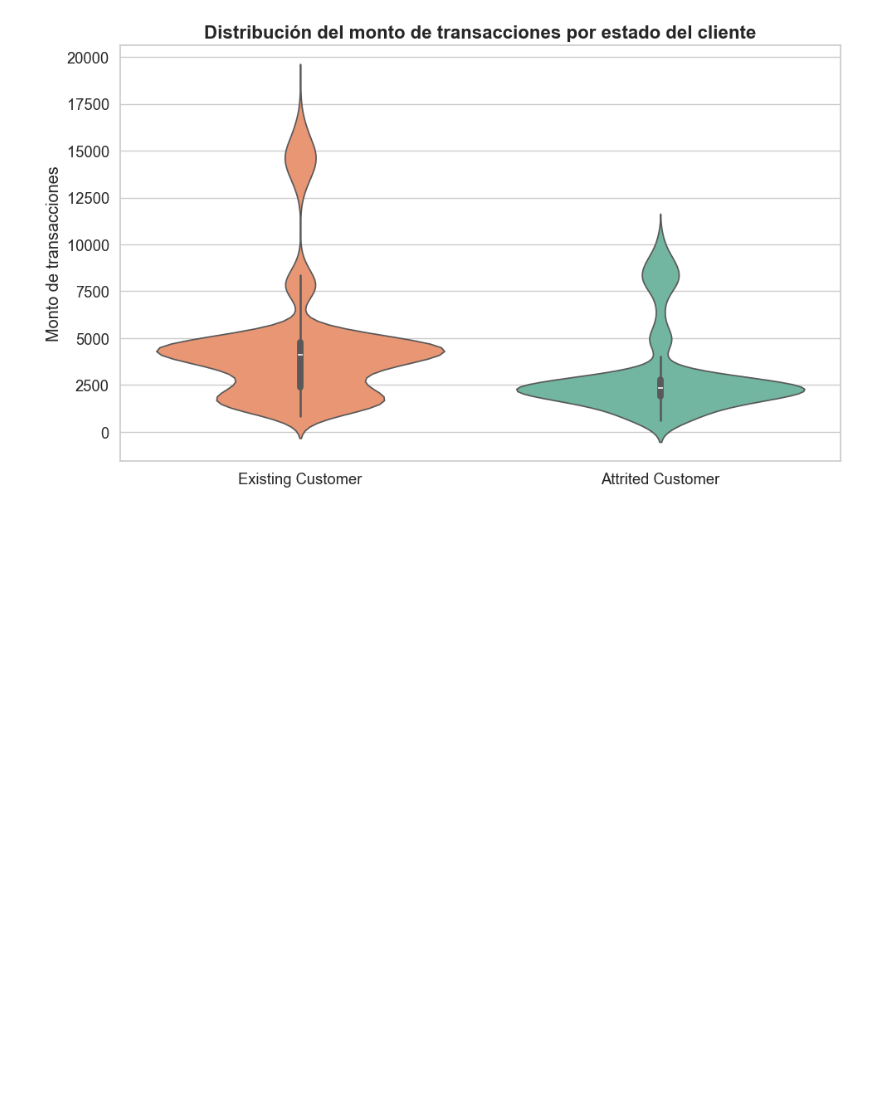
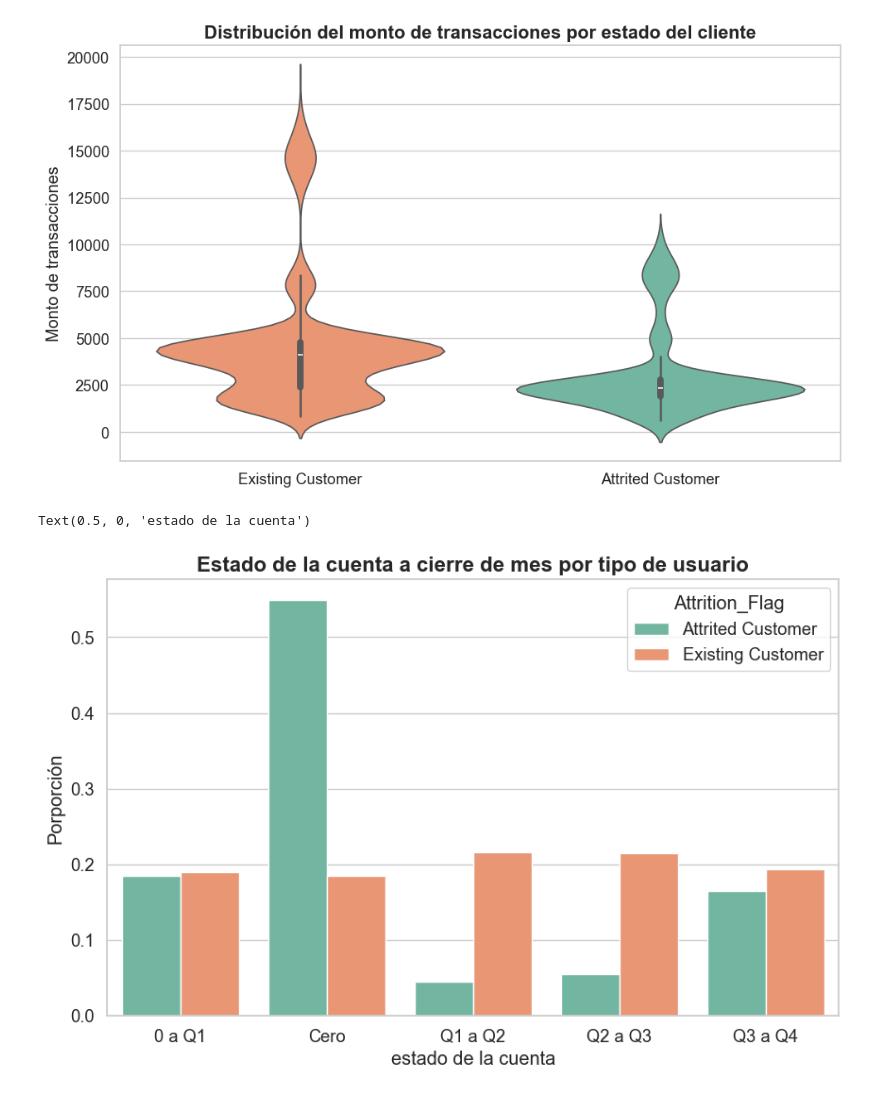
Before and after one commit to Daniel02-cmd/BankChurn, a Jupyter notebook: viual.ipynb, the cells around one changed output. Cells and saved outputs as stored; diff of their text form; code cells hidden in the pictures; blank space fills up the shorter version.

Commit message:
grafico de balance de cuenta para tipo de usuario

```diff
--- a/viual.ipynb
+++ b/viual.ipynb
@@ -159,3 +160,56 @@ Passing `palette` without assigning `hue` is deprecated and will be removed in v
 
   sns.violinplot(
 [figure]
+# %%
+# Estilo general
+sns.set(style='whitegrid', font_scale=1.2)
+
+def split_num_to_cat(df, valor):
+    # Calcular los cuartiles (sin contar ceros si prefieres)
+    q1 = df[df[valor] > 0][valor].quantile(0.25)
+    q2 = df[df[valor] > 0][valor].quantile(0.50)
+    q3 = df[df[valor] > 0][valor].quantile(0.75)
+    q4 = df[valor].max()
+
+    # Crear una nueva columna con la clasificación
+    def clasificar(x):
+        if x == 0:
+            return 'Cero'
+        elif x > 0 and x <= q1:
+            return '0 a Q1'
+        elif x > q1 and x <= q2:
+            return 'Q1 a Q2'
+        elif x > q2 and x <= q3:
+            return 'Q2 a Q3'
+        else:
+            return 'Q3 a Q4'
+
+    return df[valor].apply(clasificar)
+
+df['Total_Revolving_Bal_Cat'] = split_num_to_cat(df, 'Total_Revolving_Bal')
+
+df['Total_Revolving_Bal_Cat'].head(10)
+
+
+grouped = df.groupby(['Total_Revolving_Bal_Cat', 'Attrition_Flag']).size().reset_index(name='count')
+
+total_por_estado = grouped.groupby('Attrition_Flag')['count'].transform('sum')
+
+grouped['proportion'] = grouped['count'] / total_por_estado
+
+plt.figure(figsize=(10,6))
+
+sns.barplot(
+    data=grouped,
+    x='Total_Revolving_Bal_Cat',
+    y='proportion',
+    hue='Attrition_Flag',
+    palette='Set2'
+)
+
+plt.title('Estado de la cuenta a cierre de mes por tipo de usuario', fontsize=16, weight='bold')
+plt.ylabel('Porporción')
+plt.xlabel('estado de la cuenta')
+# %% [output]
+Text(0.5, 0, 'estado de la cuenta')
+[figure, added]
```
Also changed, not shown: parts of 1 cell of this notebook.
